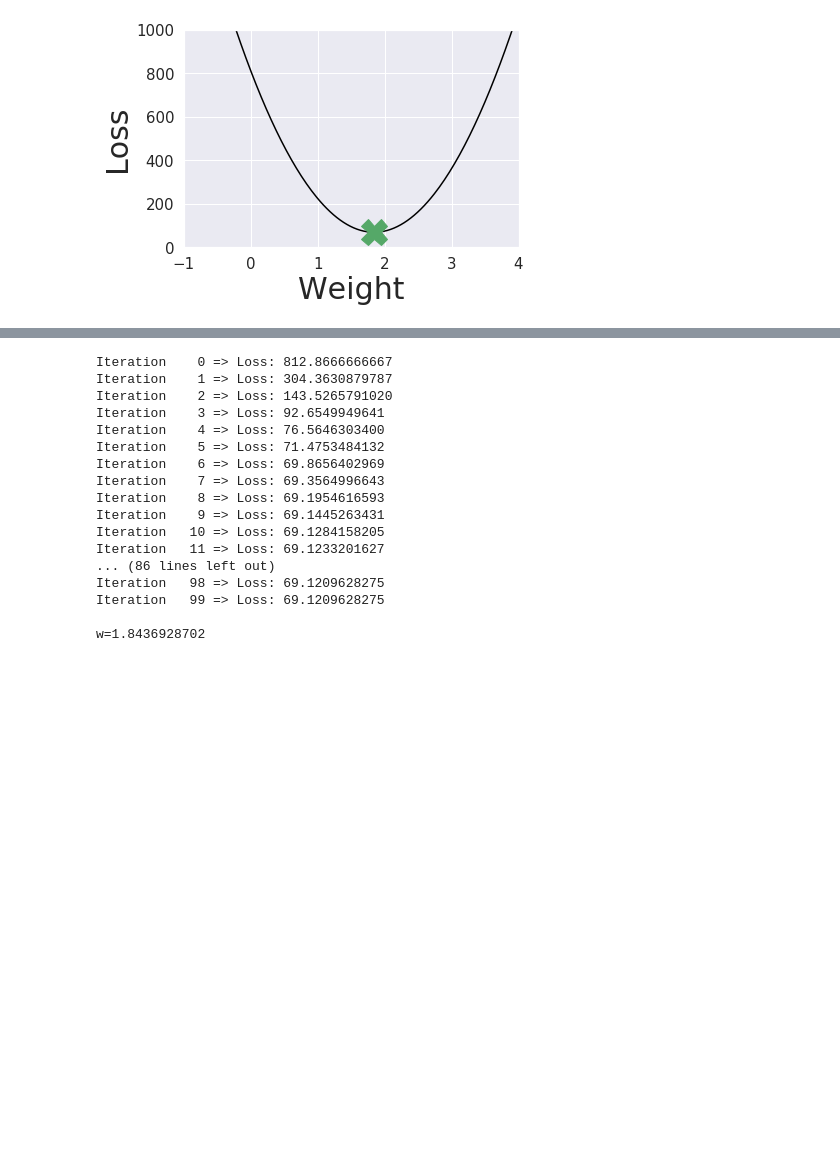
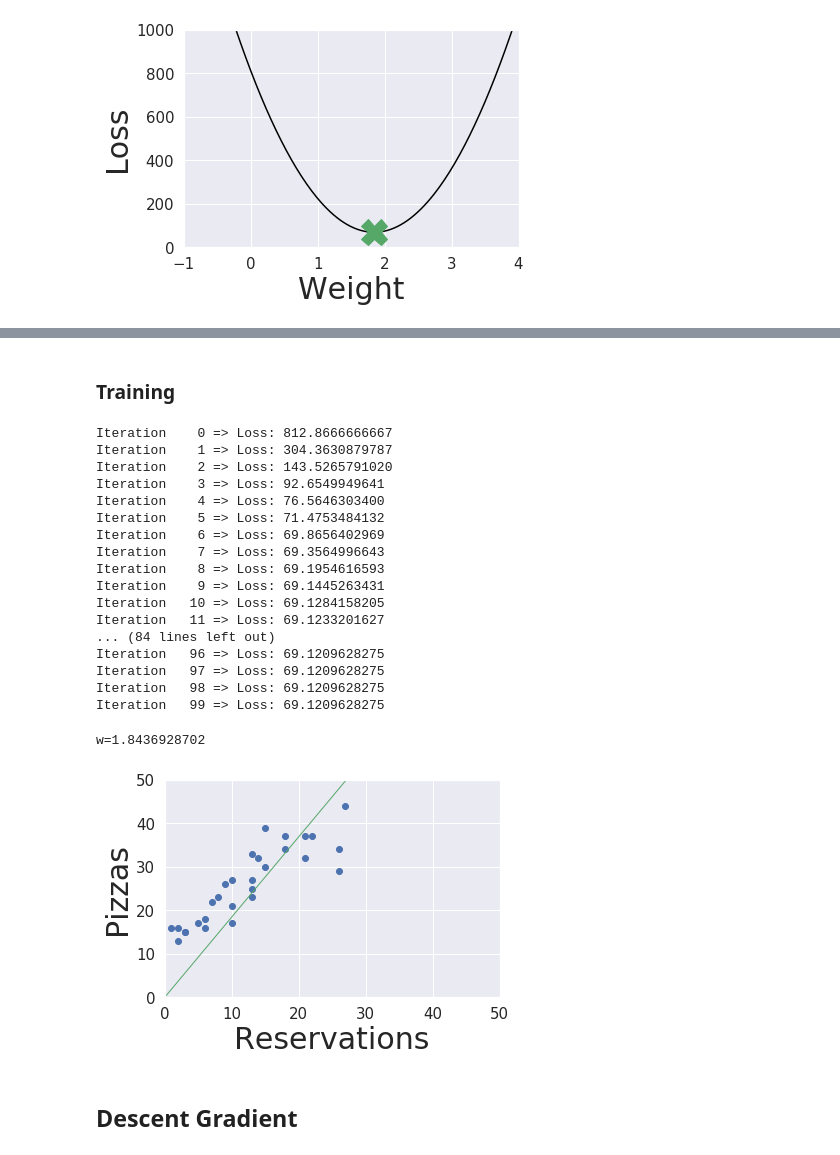
Before and after one commit to eLafo/pml, a Jupyter notebook: Notebook.ipynb, the cells around one changed output, grey strips where cells are left out. Saved outputs shown, nothing was run; the diff lists cells and outputs as text; code cells hidden in the pictures; blank space fills up the shorter version.

```diff
--- a/Notebook.ipynb
+++ b/Notebook.ipynb
@@ -18,5 +118,5 @@ lr=0.01
 # %%
-w, b = linear_regression.train(X, Y, iterations=iterations, lr=lr)
+w, b = train(X, Y, iterations=10000, lr=0.01)
 # %% [output]
 Iteration    0 => Loss: 812.866667
 Iteration    1 => Loss: 804.820547
@@ -88,6 +187,17 @@ from lib import gradient
+# %%
+def gradient(X, Y, w):
+    return 2 * np.average(X * (predict(X, w, 0) - Y))
+# %%
+def train(X, Y, iterations, lr):
+    w = 0
+    for i in range(iterations):
+        print("Iteration %4d => Loss: %.10f" % (i, loss(X, Y, w, 0)))
+        w -= gradient(X, Y, w) * lr
+    return w
+# %% [markdown]
+### Training
 # %%
-w = gradient.train(X, Y, iterations=100, lr=0.001)
-print("\nw=%.10f" % w)
+w = train(X, Y, iterations=100, lr=0.001)
 # %% [output]
 Iteration    0 => Loss: 812.8666666667
 Iteration    1 => Loss: 304.3630879787
@@ -101,8 +211,28 @@ Iteration    8 => Loss: 69.1954616593
 Iteration    9 => Loss: 69.1445263431
 Iteration   10 => Loss: 69.1284158205
 Iteration   11 => Loss: 69.1233201627
-... (86 lines left out)
+... (84 lines left out)
+Iteration   96 => Loss: 69.1209628275
+Iteration   97 => Loss: 69.1209628275
 Iteration   98 => Loss: 69.1209628275
 Iteration   99 => Loss: 69.1209628275
-
-w=1.8436928702
+# %%
+print("\nw=%.10f" % w)
+# %% [output]
+w=1.8436928702
+# %%
+b = 0
+sns.set()
+plt.plot(X, Y, "bo")
+plt.xticks(fontsize=15)
+plt.yticks(fontsize=15)
+plt.xlabel("Reservations", fontsize=30)
+plt.ylabel("Pizzas", fontsize=30)
+x_edge, y_edge = 50, 50
+plt.axis([0, x_edge, 0, y_edge])
+plt.plot([0, x_edge], [b, predict(x_edge, w, b)], linewidth=1.0, color="g")
+plt.show()
+# %% [output]
+[figure, added]
+# %% [markdown]
+## Descent Gradient
```
Also changed, not shown: parts of 34 cells of this notebook, 4 other files.
